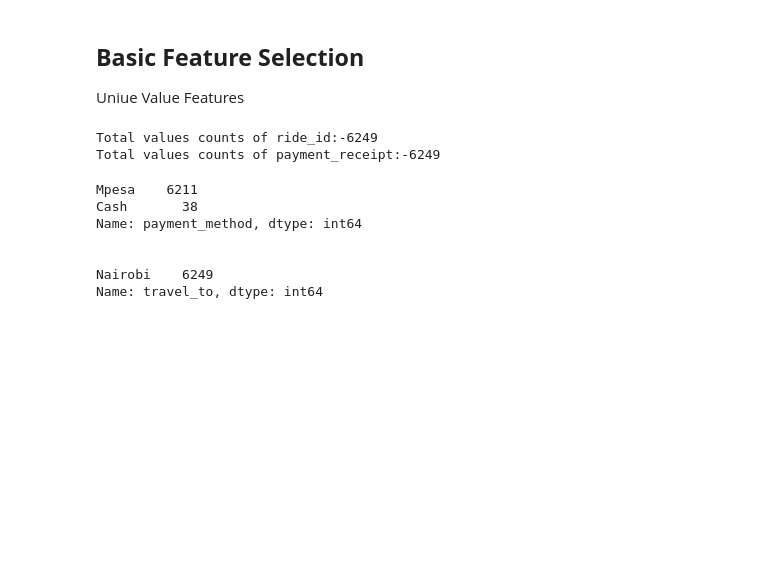
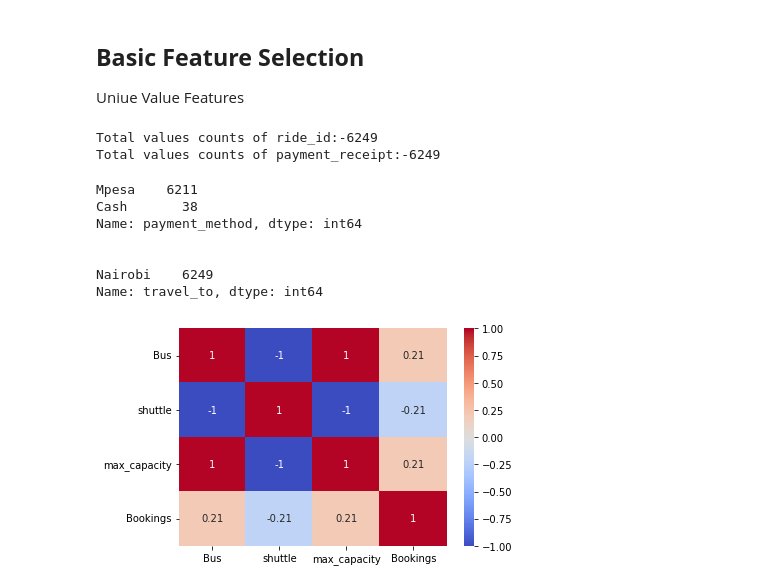
Before and after one commit to komal-pasi/Supervised-ML---Regression, a Jupyter notebook: Demand_Prediction_for_Public_Transport_Capstone_Project.ipynb, the cells around one changed output. Drawn from its saved outputs; the diff is of its cells as text; code cells hidden in the pictures; blank space fills up the shorter version.

```diff
--- a/Demand_Prediction_for_Public_Transport_Capstone_Project.ipynb
+++ b/Demand_Prediction_for_Public_Transport_Capstone_Project.ipynb
@@ -204,3 +204,15 @@ Name: payment_method, dtype: int64
 
 Nairobi    6249
 Name: travel_to, dtype: int64
+# %%
+#one_hot encoding
+Dummy=pd.get_dummies(data["car_type"])
+# %%
+#concate
+check=pd.concat([Dummy,data[["max_capacity","Bookings"]]],axis=1)
+# %%
+#Heat map to check correlation
+sns.heatmap(check.corr(),cmap='coolwarm',annot=True)
+plt.show()
+# %% [output]
+[figure, added]
```
Also changed, not shown: parts of 1 cell of this notebook.
